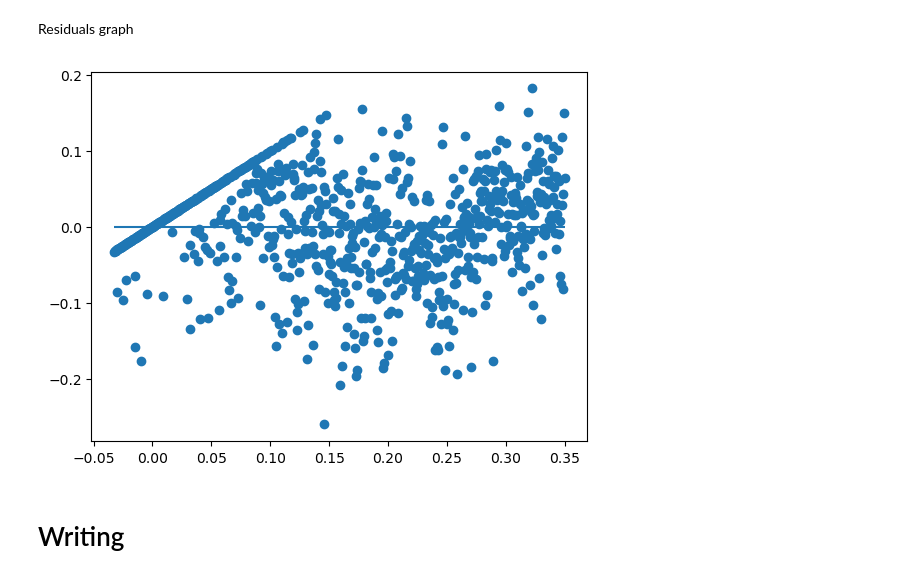
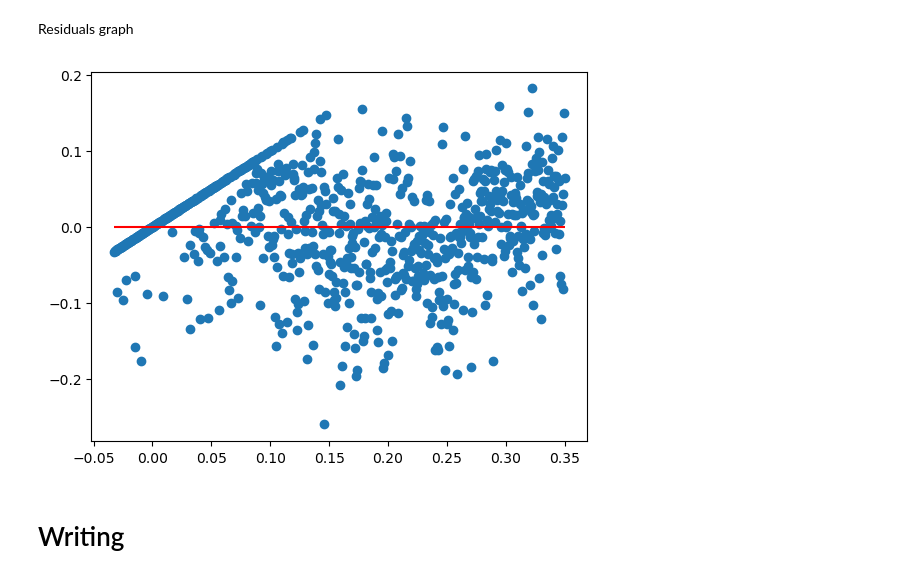
Before and after one commit to caseygomez/Female-Representation-In-The-Film-Industry, a Jupyter notebook: regression_by_dept.ipynb, the cells around one changed output. Cells and saved outputs as stored; diff of their text form; code cells hidden in the pictures.

```diff
--- a/regression_by_dept.ipynb
+++ b/regression_by_dept.ipynb
@@ -312,10 +312,10 @@ Residuals graph
 # %%
 # Plot Residuals
 plt.scatter(predictions_prod, error_prod)
-plt.hlines(y=0, xmin=predictions_prod.min(), xmax=predictions_prod.max())
+plt.hlines(y=0, xmin=predictions_prod.min(), xmax=predictions_prod.max(), colors="red")
 plt.show()
 # %% [output]
-[figure, old version]
+[figure, new version]
 # %% [markdown]
 # Writing
 # %%
```
Also changed, not shown: parts of 8 cells of this notebook, 4 other files.
